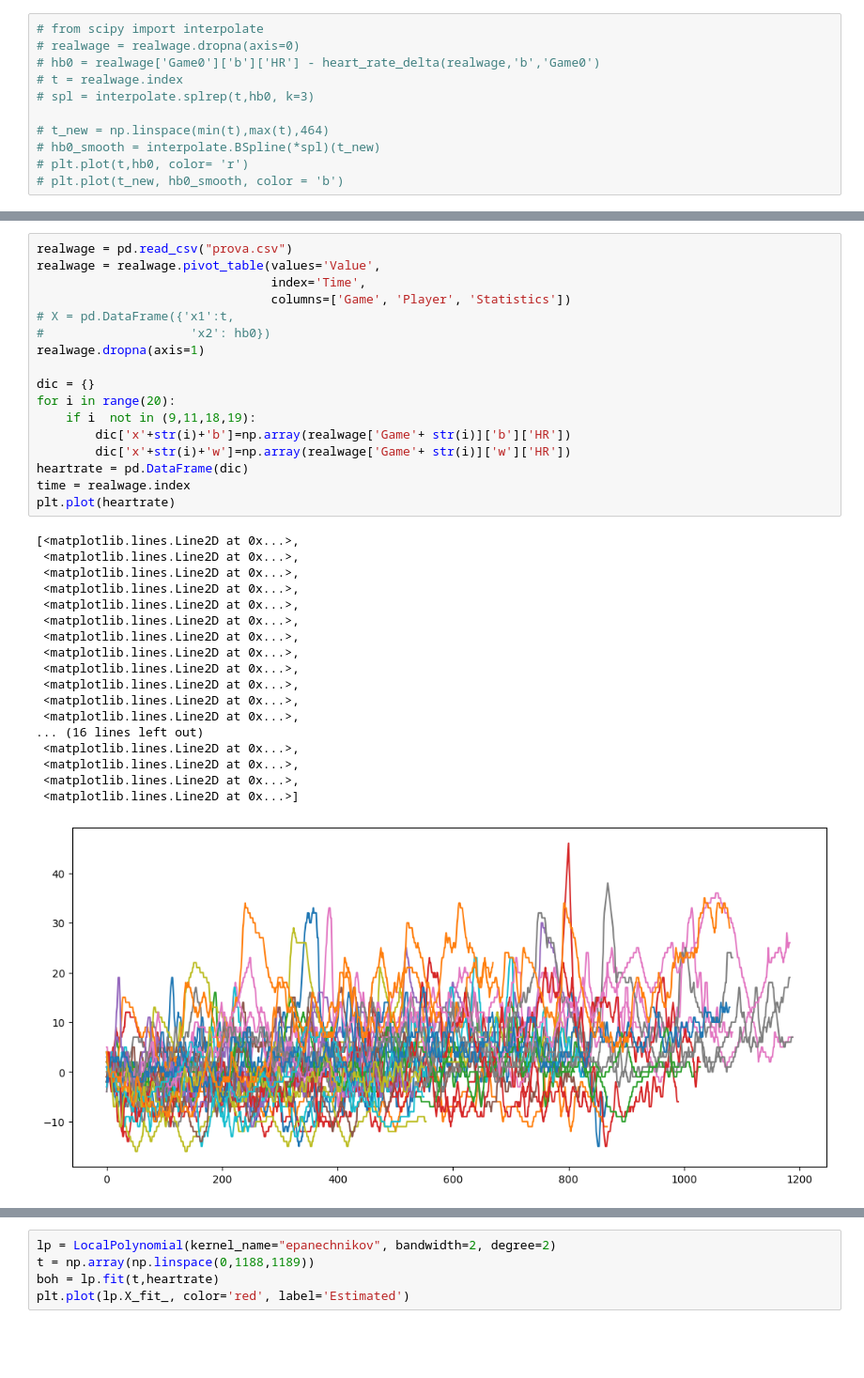
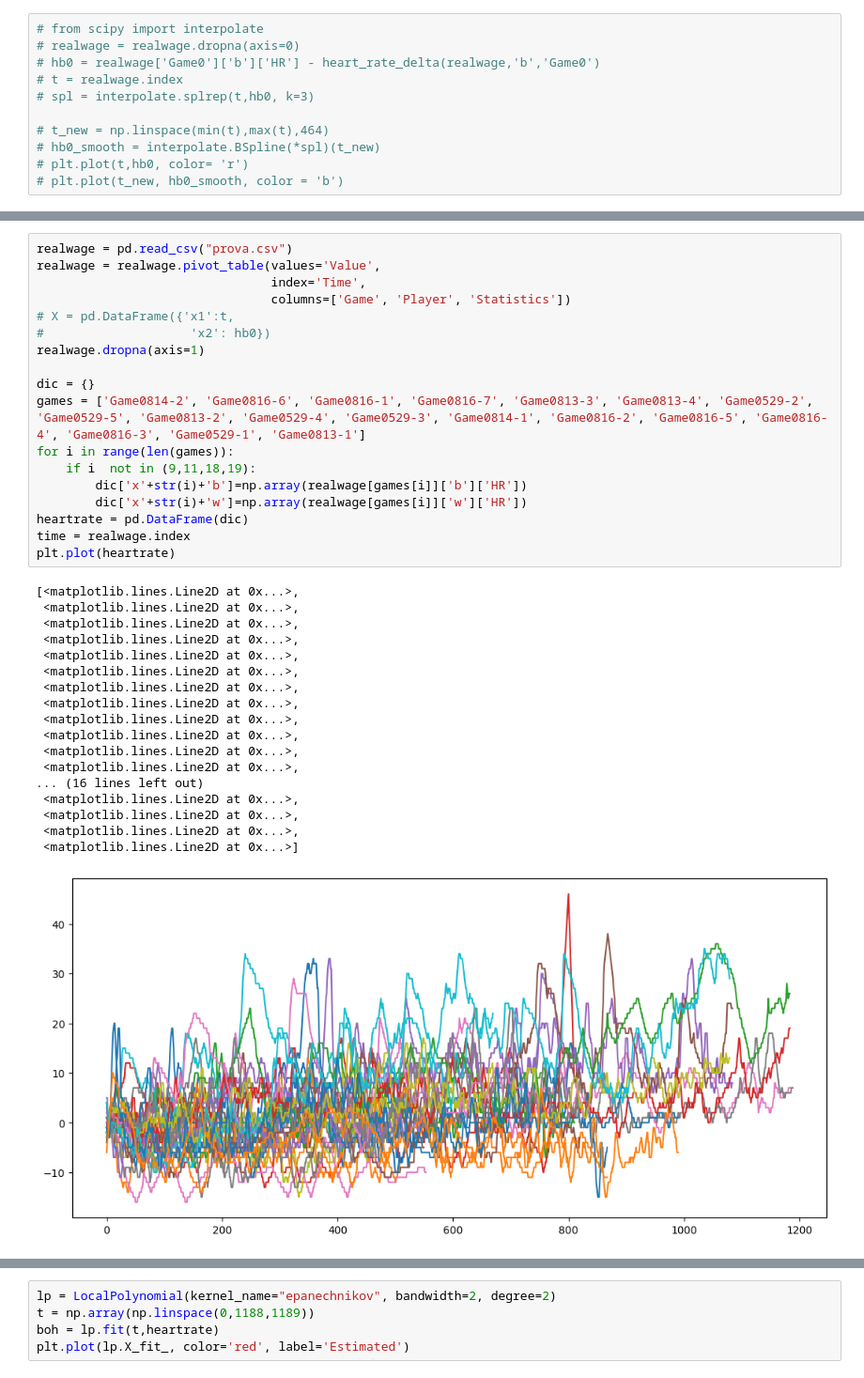
Before and after one commit to tommdim/statistics-101, a Jupyter notebook: project/src/vale.ipynb, the cells around one changed output, grey strips where cells are left out. Shown at 94% size. Saved outputs shown, nothing was run; the diff lists cells and outputs as text; blank space fills up the shorter version.

```diff
--- a/project/src/vale.ipynb
+++ b/project/src/vale.ipynb
@@ -273,34 +273,35 @@ realwage = pd.read_csv("prova.csv")
 realwage = realwage.pivot_table(values='Value',
                                 index='Time',
                                 columns=['Game', 'Player', 'Statistics'])
 # X = pd.DataFrame({'x1':t,
 #                    'x2': hb0})
 realwage.dropna(axis=1)
 
 dic = {}
-for i in range(20):
+games = ['Game0814-2', 'Game0816-6', 'Game0816-1', 'Game0816-7', 'Game0813-3', 'Game0813-4', 'Game0529-2', 'Game0529-5', 'Game0813-2', 'Game0529-4', 'Game0529-3', 'Game0814-1', 'Game0816-2', 'Game0816-5', 'Game0816-4', 'Game0816-3', 'Game0529-1', 'Game0813-1']
+for i in range(len(games)):
     if i  not in (9,11,18,19):
-        dic['x'+str(i)+'b']=np.array(realwage['Game'+ str(i)]['b']['HR'])
-        dic['x'+str(i)+'w']=np.array(realwage['Game'+ str(i)]['w']['HR'])
+        dic['x'+str(i)+'b']=np.array(realwage[games[i]]['b']['HR'])
+        dic['x'+str(i)+'w']=np.array(realwage[games[i]]['w']['HR'])
 heartrate = pd.DataFrame(dic)
 time = realwage.index
 plt.plot(heartrate)
 # %% [output]
 [<matplotlib.lines.Line2D at 0x...>,
  <matplotlib.lines.Line2D at 0x...>,
  <matplotlib.lines.Line2D at 0x...>,
  <matplotlib.lines.Line2D at 0x...>,
  <matplotlib.lines.Line2D at 0x...>,
  <matplotlib.lines.Line2D at 0x...>,
  <matplotlib.lines.Line2D at 0x...>,
  <matplotlib.lines.Line2D at 0x...>,
  <matplotlib.lines.Line2D at 0x...>,
  <matplotlib.lines.Line2D at 0x...>,
  <matplotlib.lines.Line2D at 0x...>,
  <matplotlib.lines.Line2D at 0x...>,
 ... (16 lines left out)
  <matplotlib.lines.Line2D at 0x...>,
  <matplotlib.lines.Line2D at 0x...>,
  <matplotlib.lines.Line2D at 0x...>,
  <matplotlib.lines.Line2D at 0x...>]
-[figure, old version]
+[figure, new version]
```
Also changed, not shown: parts of 15 cells of this notebook.
